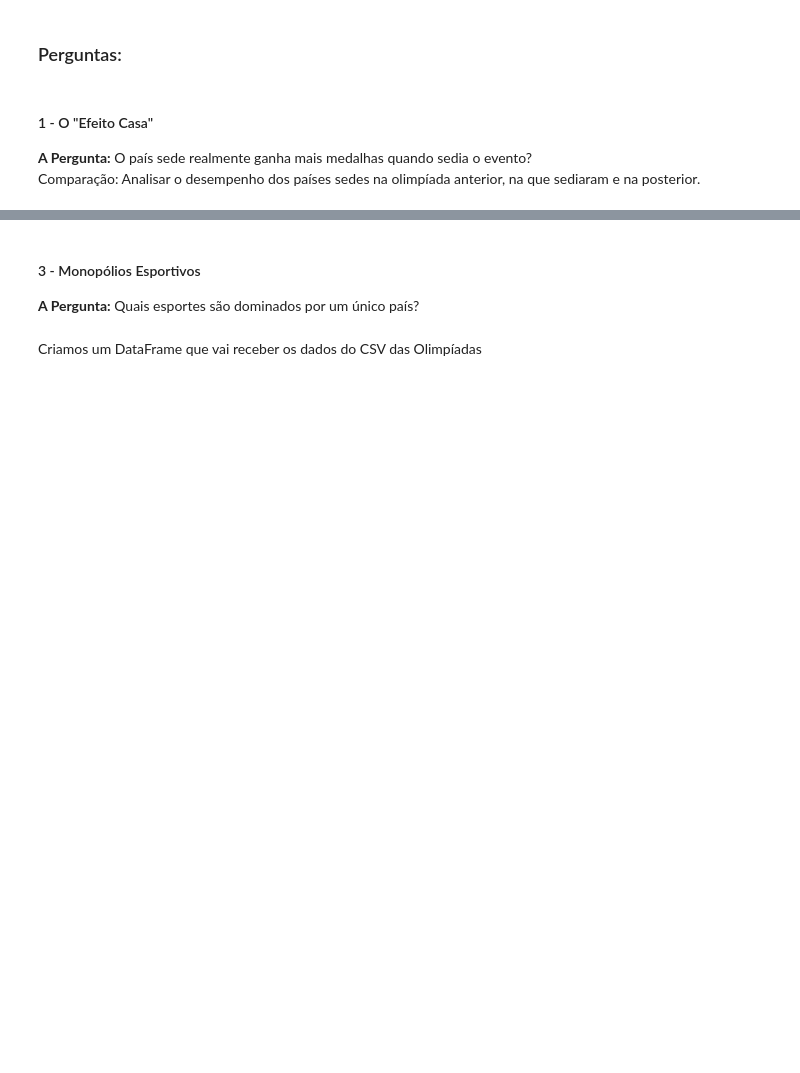
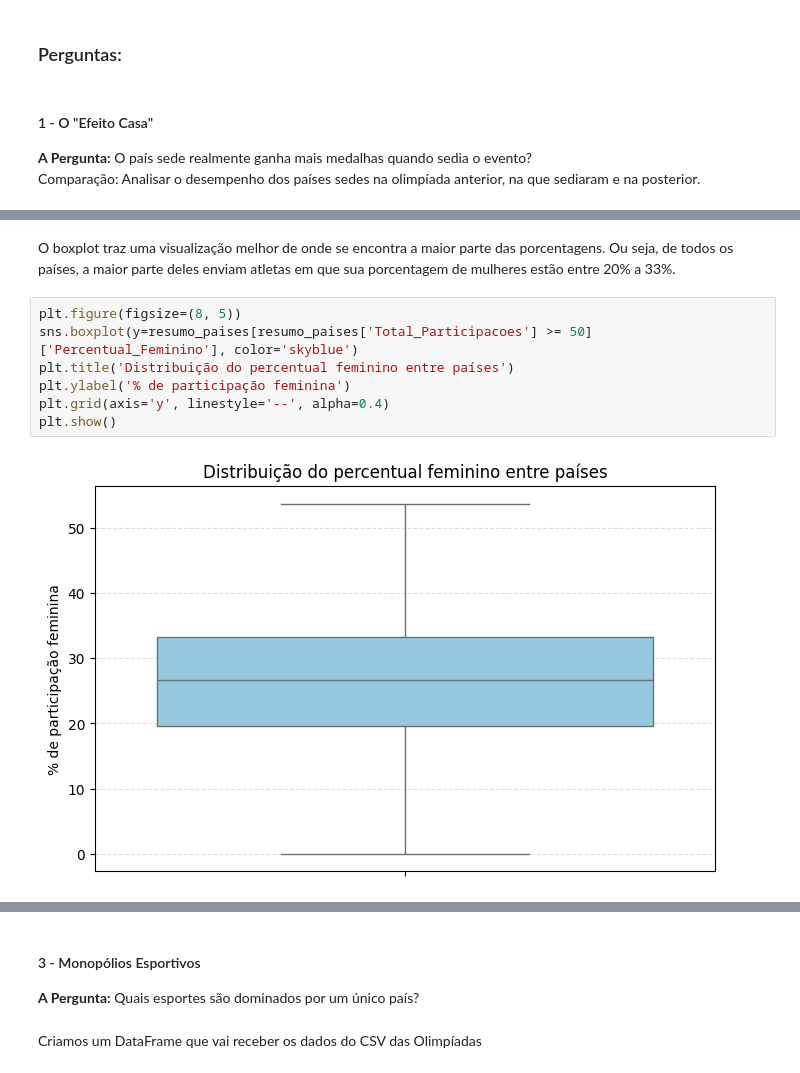
Before and after one commit to ClaraCaldas/Projeto-ICD, a Jupyter notebook: RELATORIO.ipynb, the cells around one changed output, grey strips where cells are left out. Cells and saved outputs as stored; diff of their text form; blank space fills up the shorter version.

```diff
--- a/RELATORIO.ipynb
+++ b/RELATORIO.ipynb
@@ -551,0 +668,11 @@ df_paraolimpiadas.to_csv('paralimpiada_medalhas_arrumado.csv', index=False, enco
+# %% [markdown]
+O boxplot traz uma visualização melhor de onde se encontra a maior parte das porcentagens. Ou seja, de todos os países, a maior parte deles enviam atletas em que sua porcentagem de mulheres estão entre 20% a 33%.
+# %%
+plt.figure(figsize=(8, 5))
+sns.boxplot(y=resumo_paises[resumo_paises['Total_Participacoes'] >= 50]['Percentual_Feminino'], color='skyblue')
+plt.title('Distribuição do percentual feminino entre países')
+plt.ylabel('% de participação feminina')
+plt.grid(axis='y', linestyle='--', alpha=0.4)
+plt.show()
+# %% [output]
+[figure, added]
```
Also changed, not shown: parts of 17 cells of this notebook.
